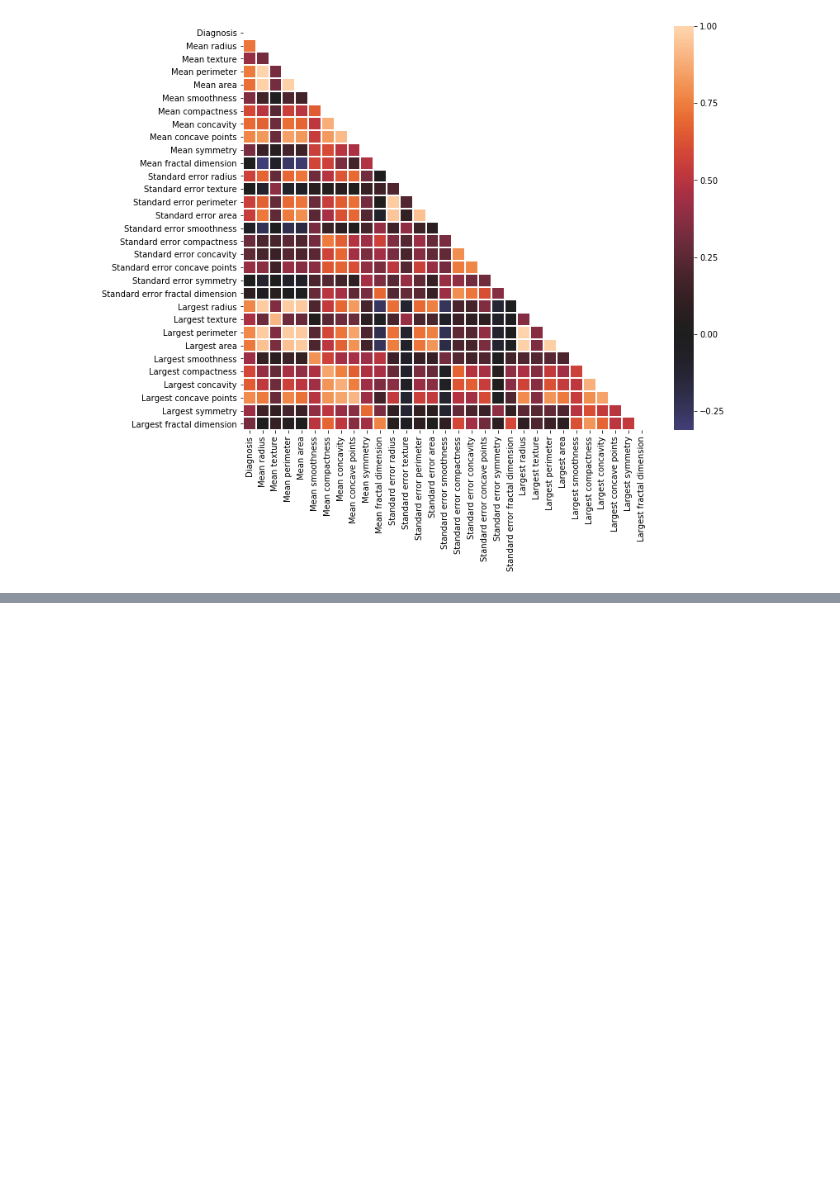
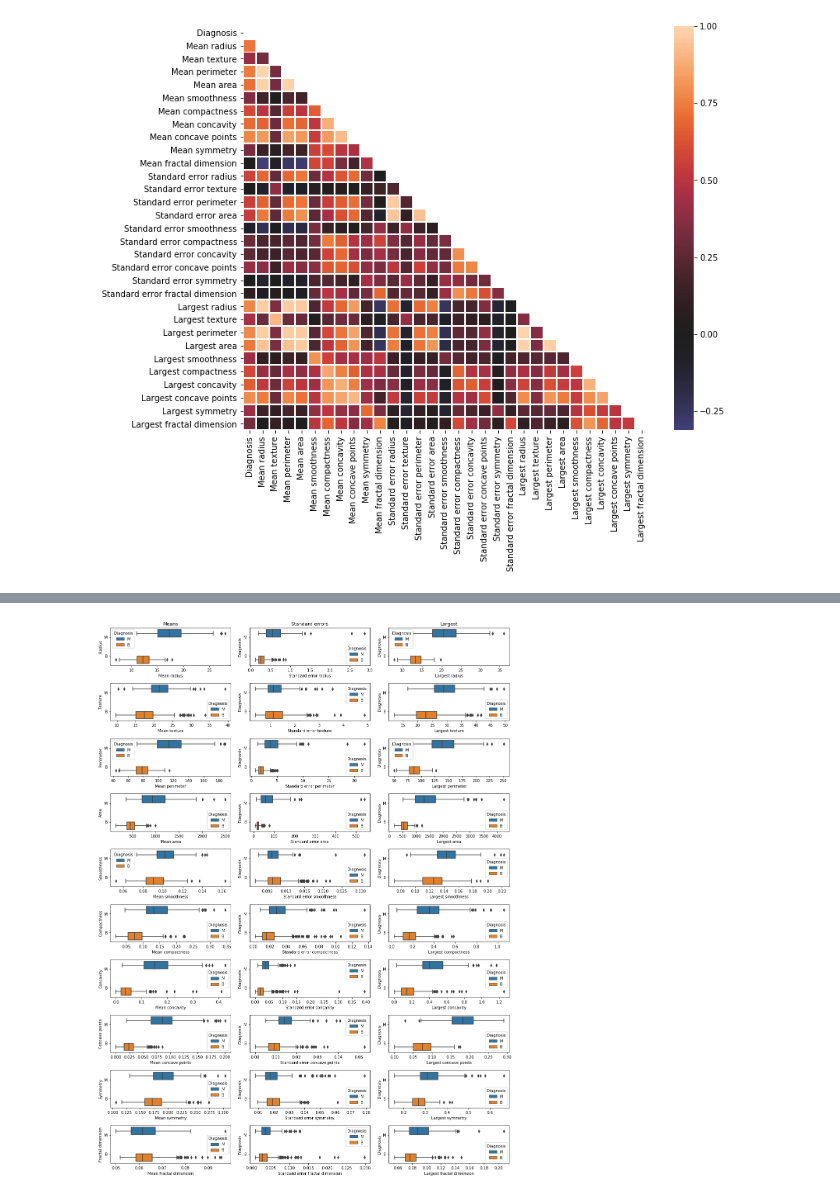
Before and after one commit to chorhatarahuduketuri/Breast-cancer-wisconsin, a Jupyter notebook: code/Breast Cancer Wisconsin EDA.ipynb, the cells around one changed output, grey strips where cells are left out. Cells and saved outputs as stored; diff of their text form; code cells hidden in the pictures; blank space fills up the shorter version.

```diff
--- a/code/Breast Cancer Wisconsin EDA.ipynb
+++ b/code/Breast Cancer Wisconsin EDA.ipynb
@@ -262,0 +278,61 @@ plt.tight_layout()
+# %%
+# Linear separability of target classes in each feature
+fig_4, ax_4 = plt.subplots(10, 3, figsize=(15, 20))
+
+# Because swarm plots are ever so slightly prettier than scatter plots
+# Means
+sns.boxplot(x="Mean radius", y="Diagnosis", hue="Diagnosis", data=wdbc_data, ax=ax_4[0, 0]);
+sns.boxplot(x="Mean texture", y="Diagnosis", hue="Diagnosis", data=wdbc_data, ax=ax_4[1, 0]);
+sns.boxplot(x="Mean perimeter", y="Diagnosis", hue="Diagnosis", data=wdbc_data, ax=ax_4[2, 0]);
+sns.boxplot(x="Mean area", y="Diagnosis", hue="Diagnosis", data=wdbc_data, ax=ax_4[3, 0]);
+sns.boxplot(x="Mean smoothness", y="Diagnosis", hue="Diagnosis", data=wdbc_data, ax=ax_4[4, 0]);
+sns.boxplot(x="Mean compactness", y="Diagnosis", hue="Diagnosis", data=wdbc_data, ax=ax_4[5, 0]);
+sns.boxplot(x="Mean concavity", y="Diagnosis", hue="Diagnosis", data=wdbc_data, ax=ax_4[6, 0]);
+sns.boxplot(x="Mean concave points", y="Diagnosis", hue="Diagnosis", data=wdbc_data, ax=ax_4[7, 0]);
+sns.boxplot(x="Mean symmetry", y="Diagnosis", hue="Diagnosis", data=wdbc_data, ax=ax_4[8, 0]);
+sns.boxplot(x="Mean fractal dimension", y="Diagnosis", hue="Diagnosis", data=wdbc_data, ax=ax_4[9, 0]);
+
+# Standard errors
+sns.boxplot(x="Standard error radius", y="Diagnosis", hue="Diagnosis", data=wdbc_data, ax=ax_4[0, 1]);
+sns.boxplot(x="Standard error texture", y="Diagnosis", hue="Diagnosis", data=wdbc_data, ax=ax_4[1, 1]);
+sns.boxplot(x="Standard error perimeter", y="Diagnosis", hue="Diagnosis", data=wdbc_data, ax=ax_4[2, 1]);
+sns.boxplot(x="Standard error area", y="Diagnosis", hue="Diagnosis", data=wdbc_data, ax=ax_4[3, 1]);
+sns.boxplot(x="Standard error smoothness", y="Diagnosis", hue="Diagnosis", data=wdbc_data, ax=ax_4[4, 1]);
+sns.boxplot(x="Standard error compactness", y="Diagnosis", hue="Diagnosis", data=wdbc_data, ax=ax_4[5, 1]);
+sns.boxplot(x="Standard error concavity", y="Diagnosis", hue="Diagnosis", data=wdbc_data, ax=ax_4[6, 1]);
+sns.boxplot(x="Standard error concave points", y="Diagnosis", hue="Diagnosis", data=wdbc_data, ax=ax_4[7, 1]);
+sns.boxplot(x="Standard error symmetry", y="Diagnosis", hue="Diagnosis", data=wdbc_data, ax=ax_4[8, 1]);
+sns.boxplot(x="Standard error fractal dimension", y="Diagnosis", hue="Diagnosis", data=wdbc_data, ax=ax_4[9, 1]);
+
+# Largest
+sns.boxplot(x="Largest radius", y="Diagnosis", hue="Diagnosis", data=wdbc_data, ax=ax_4[0, 2]);
+sns.boxplot(x="Largest texture", y="Diagnosis", hue="Diagnosis", data=wdbc_data, ax=ax_4[1, 2]);
+sns.boxplot(x="Largest perimeter", y="Diagnosis", hue="Diagnosis", data=wdbc_data, ax=ax_4[2, 2]);
+sns.boxplot(x="Largest area", y="Diagnosis", hue="Diagnosis", data=wdbc_data, ax=ax_4[3, 2]);
+sns.boxplot(x="Largest smoothness", y="Diagnosis", hue="Diagnosis", data=wdbc_data, ax=ax_4[4, 2]);
+sns.boxplot(x="Largest compactness", y="Diagnosis", hue="Diagnosis", data=wdbc_data, ax=ax_4[5, 2]);
+sns.boxplot(x="Largest concavity", y="Diagnosis", hue="Diagnosis", data=wdbc_data, ax=ax_4[6, 2]);
+sns.boxplot(x="Largest concave points", y="Diagnosis", hue="Diagnosis", data=wdbc_data, ax=ax_4[7, 2]);
+sns.boxplot(x="Largest symmetry", y="Diagnosis", hue="Diagnosis", data=wdbc_data, ax=ax_4[8, 2]);
+sns.boxplot(x="Largest fractal dimension", y="Diagnosis", hue="Diagnosis", data=wdbc_data, ax=ax_4[9, 2]);
+
+# Set column titles
+ax_4[0,0].set_title('Means')
+ax_4[0,1].set_title('Standard errors')
+ax_4[0,2].set_title('Largest')
+
+# Set row labels
+ax_4[0,0].set_ylabel('Radius')
+ax_4[1,0].set_ylabel('Texture')
+ax_4[2,0].set_ylabel('Perimeter')
+ax_4[3,0].set_ylabel('Area')
+ax_4[4,0].set_ylabel('Smoothness')
+ax_4[5,0].set_ylabel('Compactness')
+ax_4[6,0].set_ylabel('Concavity')
+ax_4[7,0].set_ylabel('Concave points')
+ax_4[8,0].set_ylabel('Symmetry')
+ax_4[9,0].set_ylabel('Fractal dimension')
+
+plt.tight_layout()
+# %% [output]
+[figure, added]
```
Also changed, not shown: parts of 6 cells of this notebook.
